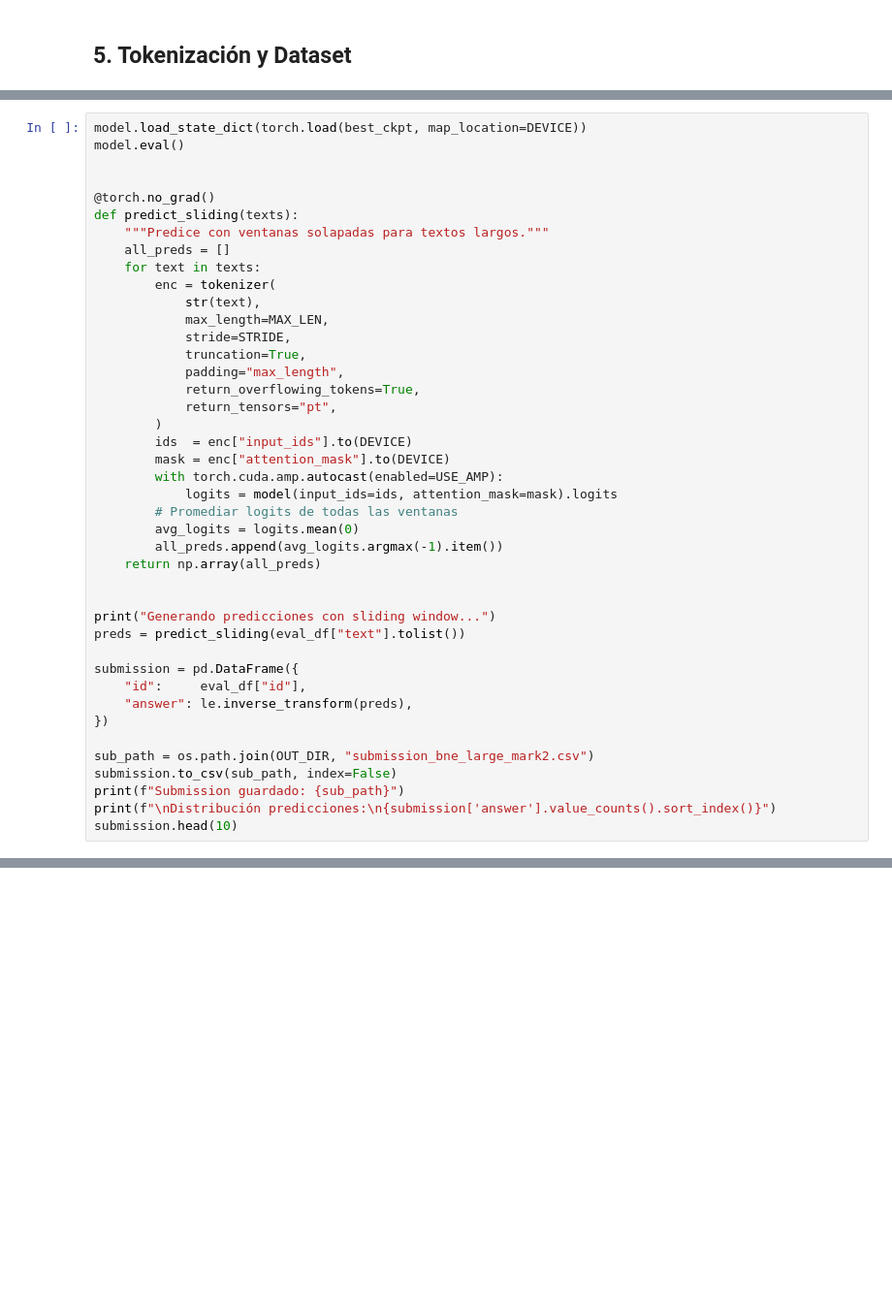
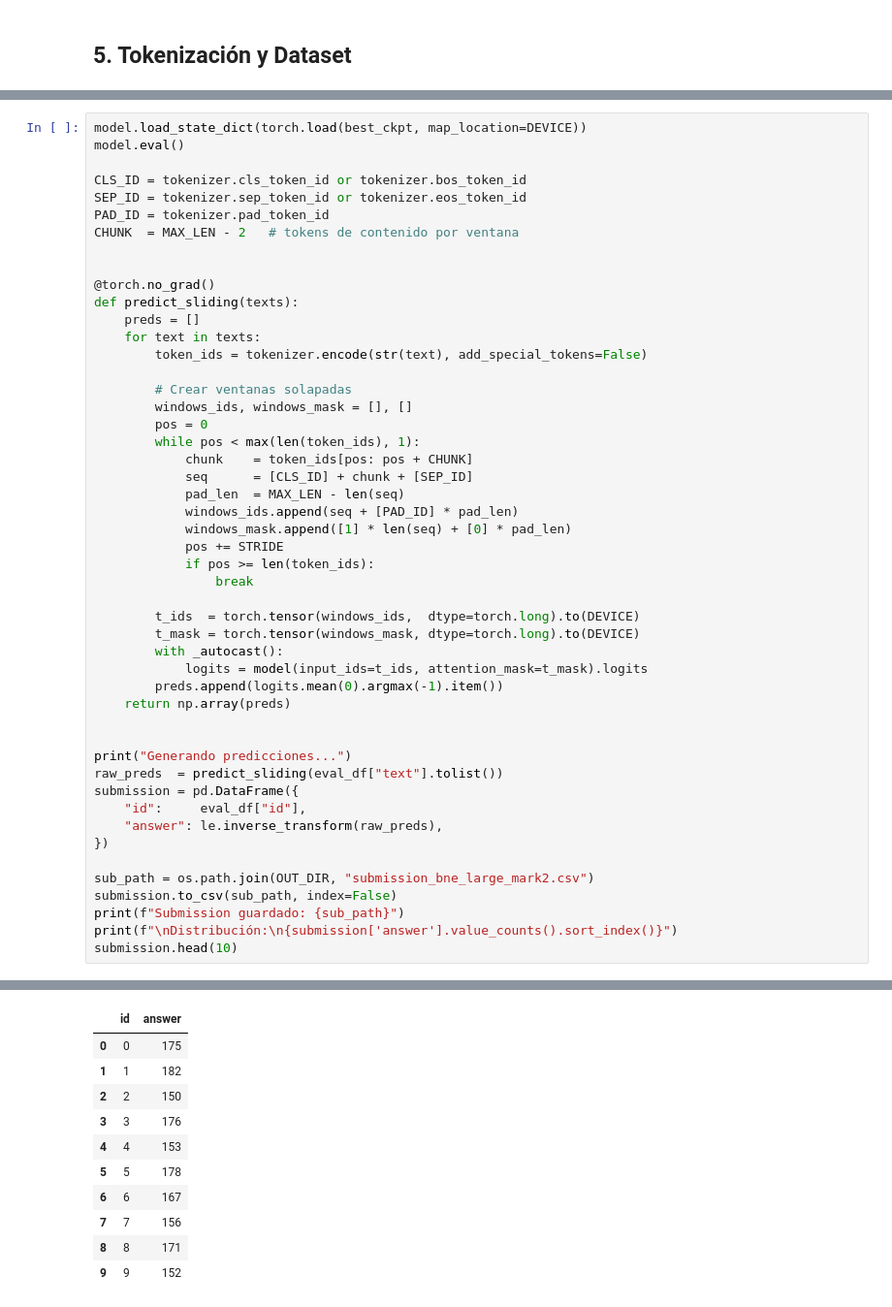
Before and after one commit to jebriceno2/Proyecto-Machine_learning, a Jupyter notebook: entrega_2/notebooks/proyecto_etapa2_dl_mark2.ipynb, the cells around one changed output, grey strips where cells are left out. Shown at 97% size. Cells and saved outputs as stored; diff of their text form; blank space fills up the shorter version.

```diff
--- a/entrega_2/notebooks/proyecto_etapa2_dl_mark2.ipynb
+++ b/entrega_2/notebooks/proyecto_etapa2_dl_mark2.ipynb
@@ -299,41 +354,49 @@ Para textos que superan `MAX_LEN` tokens se generan **ventanas solapadas** con s
 model.load_state_dict(torch.load(best_ckpt, map_location=DEVICE))
 model.eval()
 
+CLS_ID = tokenizer.cls_token_id or tokenizer.bos_token_id
+SEP_ID = tokenizer.sep_token_id or tokenizer.eos_token_id
+PAD_ID = tokenizer.pad_token_id
+CHUNK  = MAX_LEN - 2   # tokens de contenido por ventana
+
 
 @torch.no_grad()
 def predict_sliding(texts):
-    """Predice con ventanas solapadas para textos largos."""
-    all_preds = []
+    preds = []
     for text in texts:
-        enc = tokenizer(
-            str(text),
-            max_length=MAX_LEN,
-            stride=STRIDE,
-            truncation=True,
-            padding="max_length",
-            return_overflowing_tokens=True,
-            return_tensors="pt",
-        )
-        ids  = enc["input_ids"].to(DEVICE)
-        mask = enc["attention_mask"].to(DEVICE)
-        with torch.cuda.amp.autocast(enabled=USE_AMP):
-            logits = model(input_ids=ids, attention_mask=mask).logits
-        # Promediar logits de todas las ventanas
-        avg_logits = logits.mean(0)
-        all_preds.append(avg_logits.argmax(-1).item())
-    return np.array(all_preds)
+        token_ids = tokenizer.encode(str(text), add_special_tokens=False)
+
+        # Crear ventanas solapadas
+        windows_ids, windows_mask = [], []
+        pos = 0
+        while pos < max(len(token_ids), 1):
+            chunk    = token_ids[pos: pos + CHUNK]
+            seq      = [CLS_ID] + chunk + [SEP_ID]
+            pad_len  = MAX_LEN - len(seq)
+            windows_ids.append(seq + [PAD_ID] * pad_len)
+            windows_mask.append([1] * len(seq) + [0] * pad_len)
+            pos += STRIDE
+            if pos >= len(token_ids):
+                break
+
+        t_ids  = torch.tensor(windows_ids,  dtype=torch.long).to(DEVICE)
+        t_mask = torch.tensor(windows_mask, dtype=torch.long).to(DEVICE)
+        with _autocast():
+            logits = model(input_ids=t_ids, attention_mask=t_mask).logits
+        preds.append(logits.mean(0).argmax(-1).item())
+    return np.array(preds)
 
 
-print("Generando predicciones con sliding window...")
-preds = predict_sliding(eval_df["text"].tolist())
-
+print("Generando predicciones...")
+raw_preds  = predict_sliding(eval_df["text"].tolist())
 submission = pd.DataFrame({
     "id":     eval_df["id"],
-    "answer": le.inverse_transform(preds),
+    "answer": le.inverse_transform(raw_preds),
 })
 
 sub_path = os.path.join(OUT_DIR, "submission_bne_large_mark2.csv")
 submission.to_csv(sub_path, index=False)
 print(f"Submission guardado: {sub_path}")
-print(f"\nDistribución predicciones:\n{submission['answer'].value_counts().sort_index()}")
+print(f"\nDistribución:\n{submission['answer'].value_counts().sort_index()}")
 submission.head(10)
+# %% [output]
@@ -339,0 +421,11 @@ submission.head(10)
+|  | id | answer |
+| 0 | 0 | 175 |
+| 1 | 1 | 182 |
+| 2 | 2 | 150 |
+| 3 | 3 | 176 |
+| 4 | 4 | 153 |
+| 5 | 5 | 178 |
+| 6 | 6 | 167 |
+| 7 | 7 | 156 |
+| 8 | 8 | 171 |
+| 9 | 9 | 152 |
```
Also changed, not shown: parts of 14 cells of this notebook, 2 other files.
